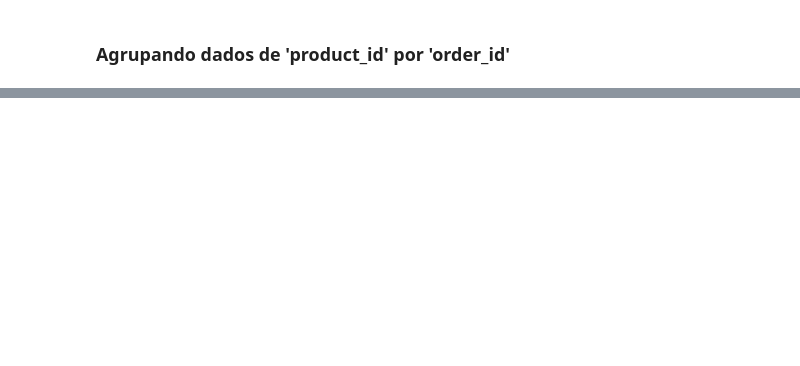
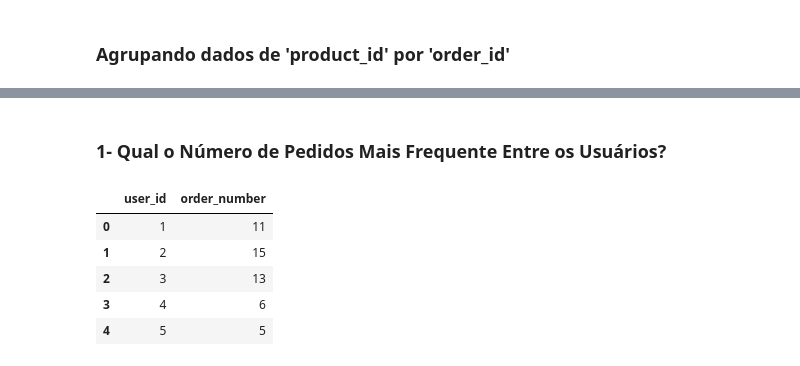
Before and after one commit to raulrosapacheco/Analise-Instacart-CestaDeMercado, a Jupyter notebook: Analise_Instacart_CestaDeMercado.ipynb, the cells around one changed output, grey strips where cells are left out. Cells and saved outputs as stored; diff of their text form; code cells hidden in the pictures; blank space fills up the shorter version.

```diff
--- a/Analise_Instacart_CestaDeMercado.ipynb
+++ b/Analise_Instacart_CestaDeMercado.ipynb
@@ -221,0 +223,13 @@ transactions.head(10)
+# %% [markdown]
+### 1- Qual o Número de Pedidos Mais Frequente Entre os Usuários?
+# %%
+# Number of orders per user
+number_orders_per_user = order.groupby("user_id")['order_number'].aggregate(np.max).reset_index()
+number_orders_per_user.head()
+# %% [output]
+|  | user_id | order_number |
+| 0 | 1 | 11 |
+| 1 | 2 | 15 |
+| 2 | 3 | 13 |
+| 3 | 4 | 6 |
+| 4 | 5 | 5 |
```
Also changed, not shown: parts of 12 cells of this notebook.
